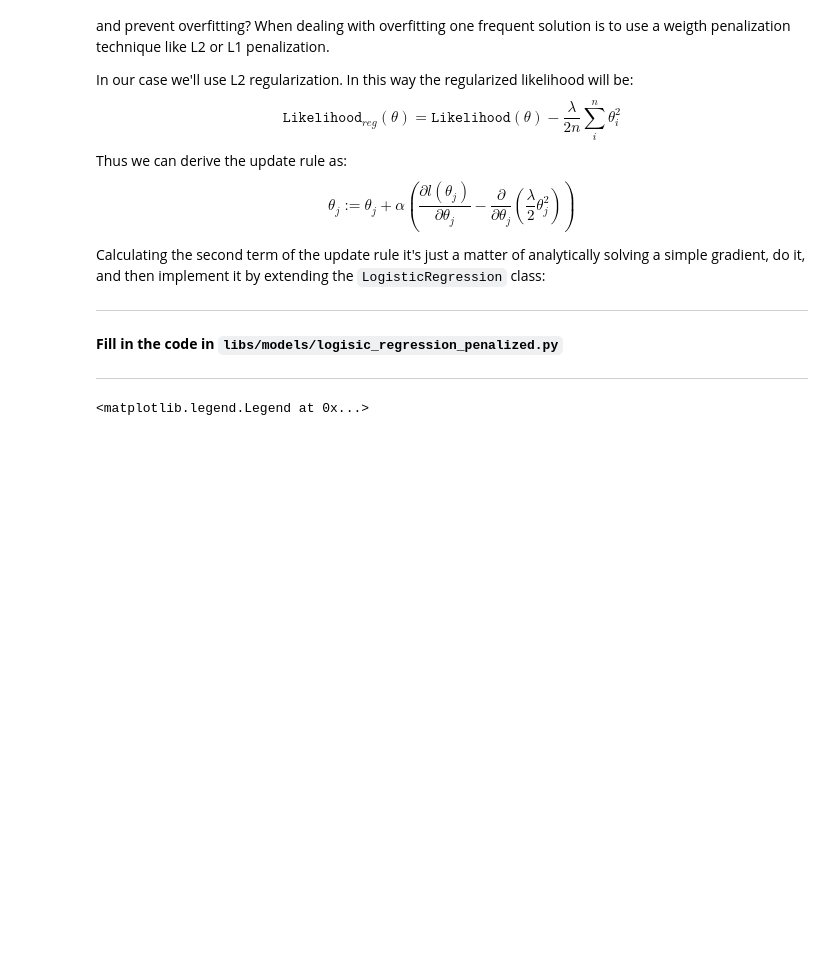
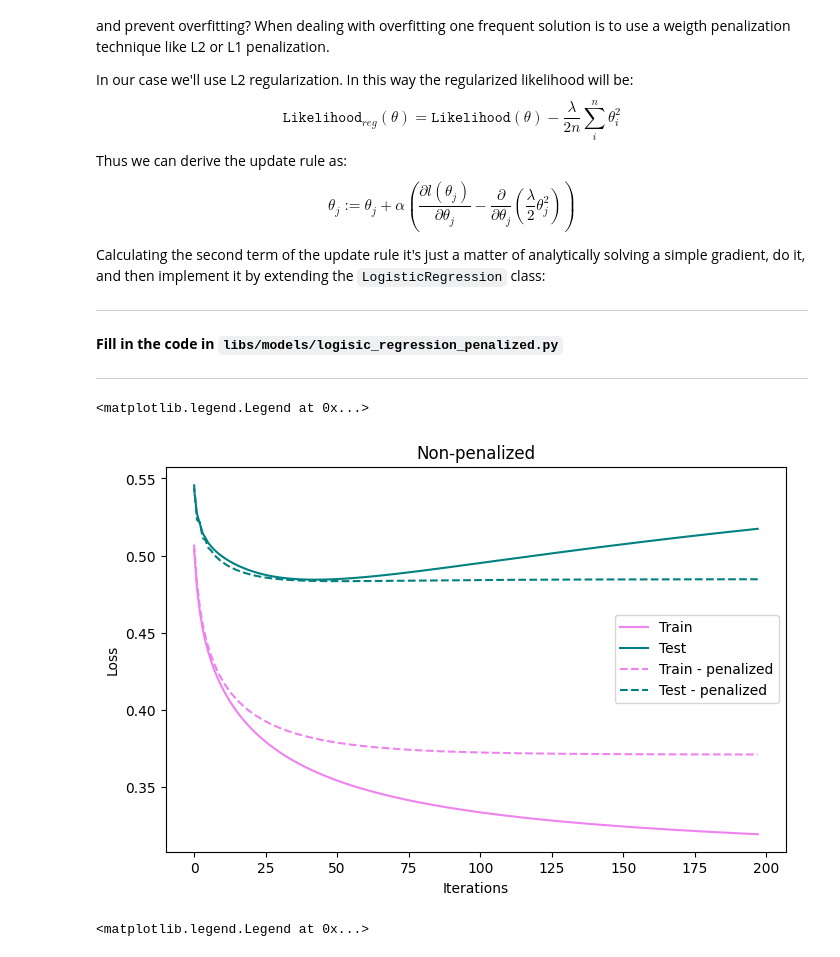
Before and after one commit to delgiudice1967219/HW2_FDS, a Jupyter notebook: HW2.ipynb, the cells around one changed output. Saved outputs shown, nothing was run; the diff lists cells and outputs as text; code cells hidden in the pictures; blank space fills up the shorter version.

Commit message:
up to penalized

```diff
--- a/HW2.ipynb
+++ b/HW2.ipynb
@@ -818,6 +850,35 @@ Calculating the second term of the update rule it's just a matter of analyticall
 --------------------------------------------
 # %%
 from libs.models import LogisticRegressionPenalized
+# %%
+X,y = make_classification(
+    n_samples=500,
+    n_features=100,
+    n_informative=50,
+    n_redundant=25,
+    n_classes=2, random_state=42)
+
+X_train, X_val, y_train, y_val = train_test_split(X, y, test_size=0.2, random_state=42)
+np.random.seed(42)
+
+lr = LogisticRegression(X.shape[1])
+likelihood_history, val_loss_history = fit(lr, X_train, y_train, X_val, y_val, lr=1e-2, num_steps=200)
+
+penalized_lt = LogisticRegressionPenalized(X.shape[1], 2)
+pen_history, pen_val_history = fit(penalized_lt, X_train, y_train, X_val, y_val, lr=1e-2, num_steps=200)
+
+plt.figure(figsize=(8, 5))
+plt.plot(-likelihood_history[2:], label="Train", color="violet")
+plt.plot(val_loss_history[2:], label="Test", color='teal')
+plt.plot(-pen_history[2:], label="Train - penalized", color="violet", linestyle="--")
+plt.plot(pen_val_history[2:], label="Test - penalized", color="teal", linestyle="--")
+plt.xlabel("Iterations")
+plt.ylabel("Loss")
+plt.title("Non-penalized")
+plt.legend()
+# %% [output]
+<matplotlib.legend.Legend at 0x...>
+[figure, added]
 # %%
 X,y = make_classification(
     n_samples=500,
```
Also changed, not shown: parts of 10 cells of this notebook, 1 other file.
